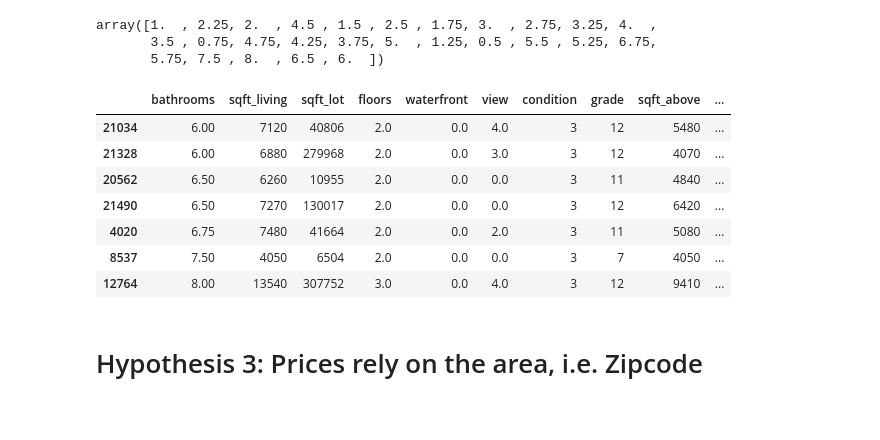
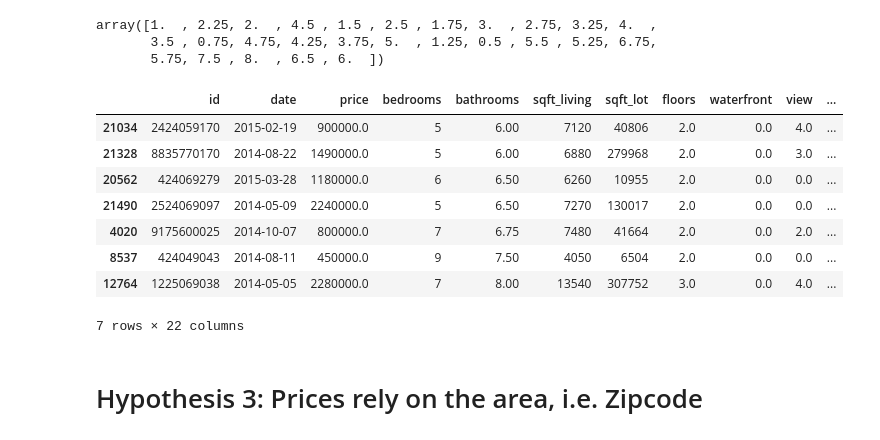
Before and after one commit to christine-berlin/house_price_predictions, a Jupyter notebook: notebooks/EDA.ipynb, the cells around one changed output. Cells and saved outputs as stored; diff of their text form; code cells hidden in the pictures.

```diff
--- a/notebooks/EDA.ipynb
+++ b/notebooks/EDA.ipynb
@@ -453,17 +463,18 @@ array([1.  , 2.25, 2.  , 4.5 , 1.5 , 2.5 , 1.75, 3.  , 2.75, 3.25, 4.  ,
        5.75, 7.5 , 8.  , 6.5 , 6.  ])
 # %%
 #k = df_king_county_cut.groupby('bathrooms').head()
-k = df_king_county_cut[df_king_county_cut['bathrooms']>=6].sort_values(by = ['bathrooms']).iloc[:,4:]
+k = df_king_county_cut[df_king_county_cut['bathrooms']>=6].sort_values(by = ['bathrooms'])#.iloc[:,4:]
 k.head(15)
 # %% [output]
-|  | bathrooms | sqft_living | sqft_lot | floors | waterfront | view | condition | grade | sqft_above | ... |
-| 21034 | 6.00 | 7120 | 40806 | 2.0 | 0.0 | 4.0 | 3 | 12 | 5480 | ... |
-| 21328 | 6.00 | 6880 | 279968 | 2.0 | 0.0 | 3.0 | 3 | 12 | 4070 | ... |
-| 20562 | 6.50 | 6260 | 10955 | 2.0 | 0.0 | 0.0 | 3 | 11 | 4840 | ... |
-| 21490 | 6.50 | 7270 | 130017 | 2.0 | 0.0 | 0.0 | 3 | 12 | 6420 | ... |
-| 4020 | 6.75 | 7480 | 41664 | 2.0 | 0.0 | 2.0 | 3 | 11 | 5080 | ... |
-| 8537 | 7.50 | 4050 | 6504 | 2.0 | 0.0 | 0.0 | 3 | 7 | 4050 | ... |
-| 12764 | 8.00 | 13540 | 307752 | 3.0 | 0.0 | 4.0 | 3 | 12 | 9410 | ... |
+|  | id | date | price | bedrooms | bathrooms | sqft_living | sqft_lot | floors | waterfront | view | ... |
+| 21034 | 2424059170 | 2015-02-19 | 900000.0 | 5 | 6.00 | 7120 | 40806 | 2.0 | 0.0 | 4.0 | ... |
+| 21328 | 8835770170 | 2014-08-22 | 1490000.0 | 5 | 6.00 | 6880 | 279968 | 2.0 | 0.0 | 3.0 | ... |
+| 20562 | 424069279 | 2015-03-28 | 1180000.0 | 6 | 6.50 | 6260 | 10955 | 2.0 | 0.0 | 0.0 | ... |
+| 21490 | 2524069097 | 2014-05-09 | 2240000.0 | 5 | 6.50 | 7270 | 130017 | 2.0 | 0.0 | 0.0 | ... |
+| 4020 | 9175600025 | 2014-10-07 | 800000.0 | 7 | 6.75 | 7480 | 41664 | 2.0 | 0.0 | 2.0 | ... |
+| 8537 | 424049043 | 2014-08-11 | 450000.0 | 9 | 7.50 | 4050 | 6504 | 2.0 | 0.0 | 0.0 | ... |
+| 12764 | 1225069038 | 2014-05-05 | 2280000.0 | 7 | 8.00 | 13540 | 307752 | 3.0 | 0.0 | 4.0 | ... |
+7 rows × 22 columns
 # %% [markdown]
 # Hypothesis 3: Prices rely on the area, i.e. Zipcode
 # %% [markdown]
```
Also changed, not shown: parts of 7 cells of this notebook.
